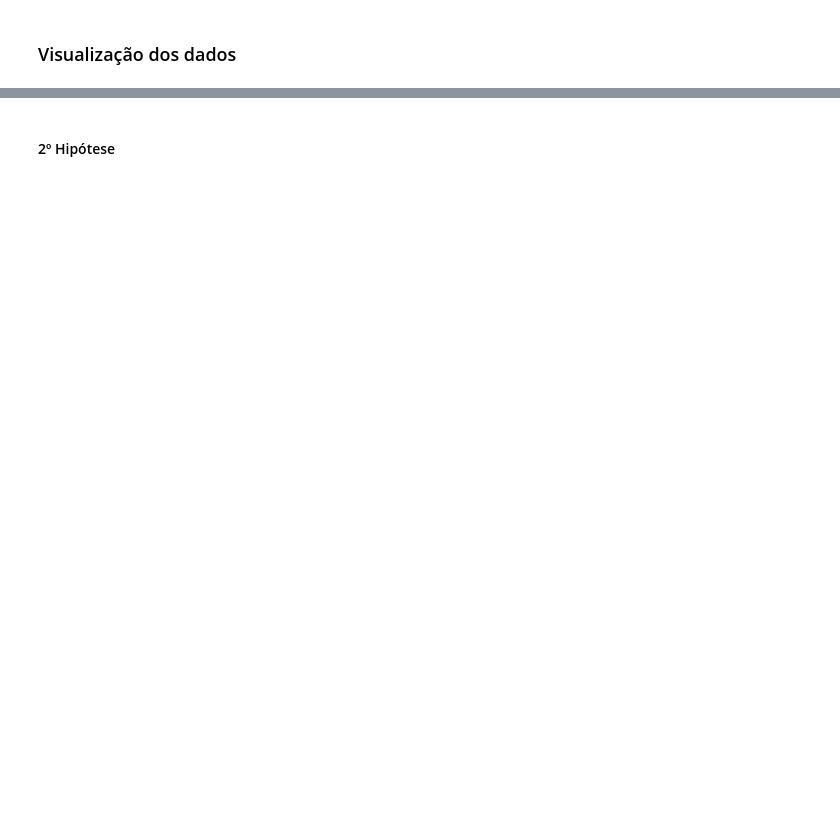
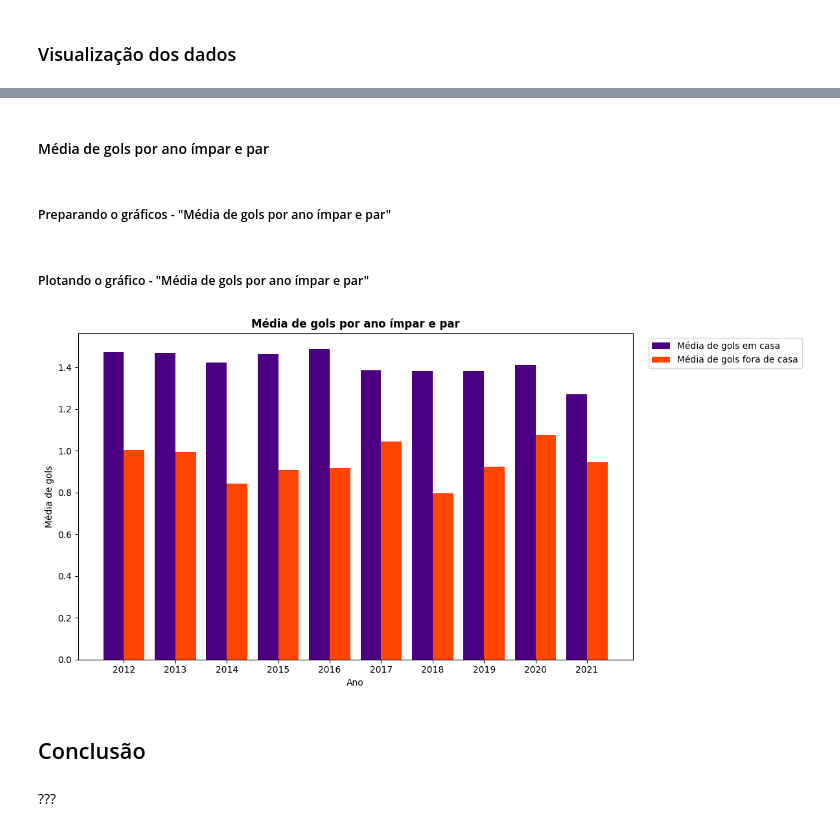
Before and after one commit to GabrielGrub/Trainee_FEA.dev, a Jupyter notebook: Projeto - Futebol Brasileiro/Projeto.ipynb, the cells around one changed output, grey strips where cells are left out. Cells and saved outputs as stored; diff of their text form; code cells hidden in the pictures; blank space fills up the shorter version.

```diff
--- a/Projeto - Futebol Brasileiro/Projeto.ipynb
+++ b/Projeto - Futebol Brasileiro/Projeto.ipynb
@@ -501,2 +632,54 @@ plt.show()
+# %% [markdown]
+#### Média de gols por ano ímpar e par
+# %% [markdown]
+##### Preparando o gráficos - "Média de gols por ano ímpar e par"
+# %%
+valor_desejado_impar = [2013, 2015, 2017, 2019, 2021]
+brasileirao_impar = brasileirao[brasileirao['season'].isin(valor_desejado_impar)]
+
+valor_desejado_par = [2012, 2014, 2016, 2018, 2020]
+brasileirao_par = brasileirao[brasileirao['season'].isin(valor_desejado_par)]
+
+brasileirao_impar_gols = brasileirao_impar.groupby('season')[['home_goal', 'away_goal']].mean()
+brasileirao_par_gols = brasileirao_par.groupby('season')[['home_goal', 'away_goal']].mean()
+
+# Filtrar apenas os anos ímpares
+brasileirao_impar_gols = brasileirao_impar_gols[brasileirao_impar_gols.index % 2 != 0]
+
+# Combinação dos DataFrames
+brasileirao_combined_gols = pd.concat([brasileirao_impar_gols, brasileirao_par_gols])
+# %% [markdown]
+##### Plotando o gráfico - "Média de gols por ano ímpar e par"
+# %%
+# Plotar o gráfico de barras em um único subplot
+plt.figure(figsize=(12, 6))
+
+# Definindo a largura das barras para melhor visualização
+bar_width = 0.4
+
+# Anos ímpares
+plt.bar(brasileirao_combined_gols.index - bar_width/2, brasileirao_combined_gols['home_goal'], label='Média de gols em casa', width=bar_width, color='Indigo')
+plt.bar(brasileirao_combined_gols.index + bar_width/2, brasileirao_combined_gols['away_goal'], label='Média de gols fora de casa', width=bar_width, color='OrangeRed')
+
+# Anos pares
+plt.bar(brasileirao_par_gols.index - bar_width/2, brasileirao_par_gols['home_goal'], width=bar_width, color='Indigo')
+plt.bar(brasileirao_par_gols.index + bar_width/2, brasileirao_par_gols['away_goal'], width=bar_width, color='OrangeRed')
+
+plt.xlabel('Ano', fontsize=10)
+plt.ylabel('Média de gols', fontsize=10)
+plt.title('Média de gols por ano ímpar e par', fontweight='bold')
+
+# Posicionando a legenda fora do gráfico
+plt.legend(bbox_to_anchor=(1.02, 1), loc='upper left')
+
+# Rotacionar a legenda do eixo x
+plt.xticks(brasileirao_combined_gols.index, rotation=0)
+
+plt.tight_layout()
+plt.show()
+# %% [output]
+[figure, added]
+# %% [markdown]
+## Conclusão
 # %% [markdown]
-#### 2º Hipótese
+???
```
Also changed, not shown: parts of 59 cells of this notebook.
